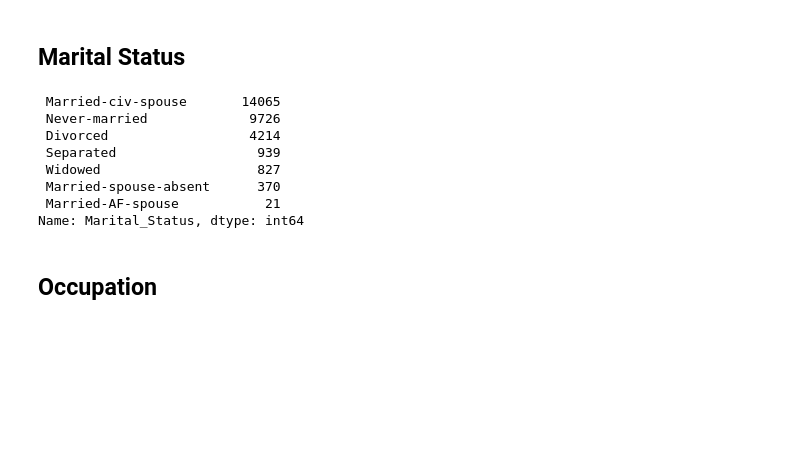
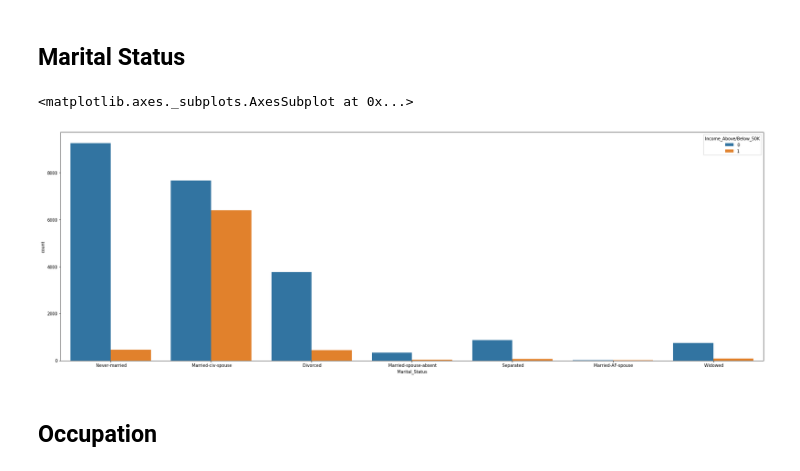
Before and after one commit to SindhujaJayakumar/AdultIncome-Prediction, a Jupyter notebook: Us_income_main.ipynb, the cells around one changed output. Drawn from its saved outputs; the diff is of its cells as text; code cells hidden in the pictures; blank space fills up the shorter version.

```diff
--- a/Us_income_main.ipynb
+++ b/Us_income_main.ipynb
@@ -165,18 +165,14 @@ df.head(10)
 | 9 | 42 | Private | Bachelors | Married-civ-spouse | Exec-managerial | Husband | White | Male | ... |
 # %% [markdown]
 ## Marital Status
-# %%
-
-df['Marital_Status'].value_counts()
-# %% [output]
- Married-civ-spouse       14065
- Never-married             9726
- Divorced                  4214
- Separated                  939
- Widowed                    827
- Married-spouse-absent      370
- Married-AF-spouse           21
-Name: Marital_Status, dtype: int64
+# %%
+
+df['Marital_Status'].value_counts()
+f, ax = plt.subplots(figsize=(30, 10))
+sns.countplot(x = 'Marital_Status', hue = 'Income_Above/Below_50K', data = df)
+# %% [output]
+<matplotlib.axes._subplots.AxesSubplot at 0x...>
+[figure, added]
 # %% [markdown]
 ## Occupation
 # %%
```
Also changed, not shown: parts of 6 cells of this notebook, 1 other file.
